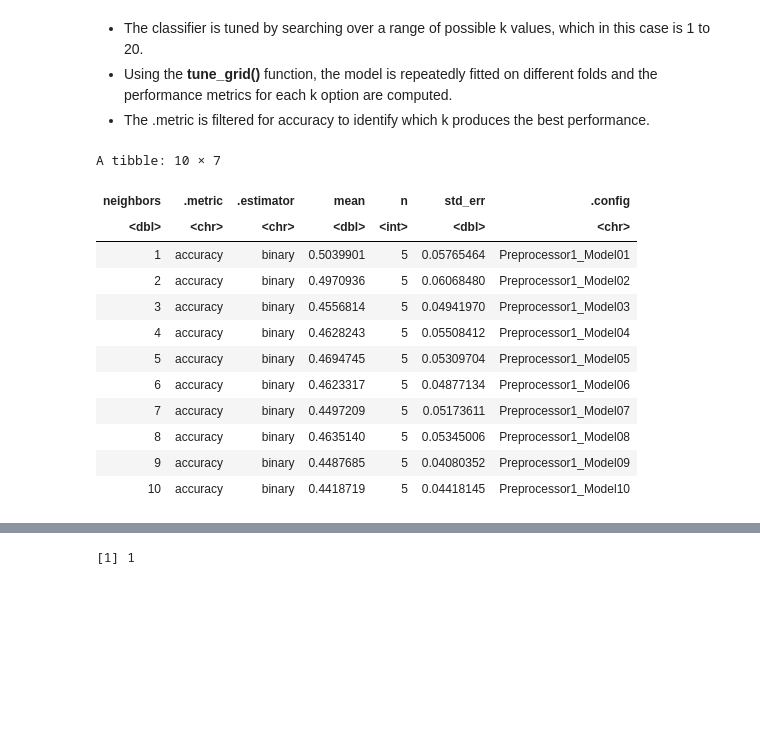
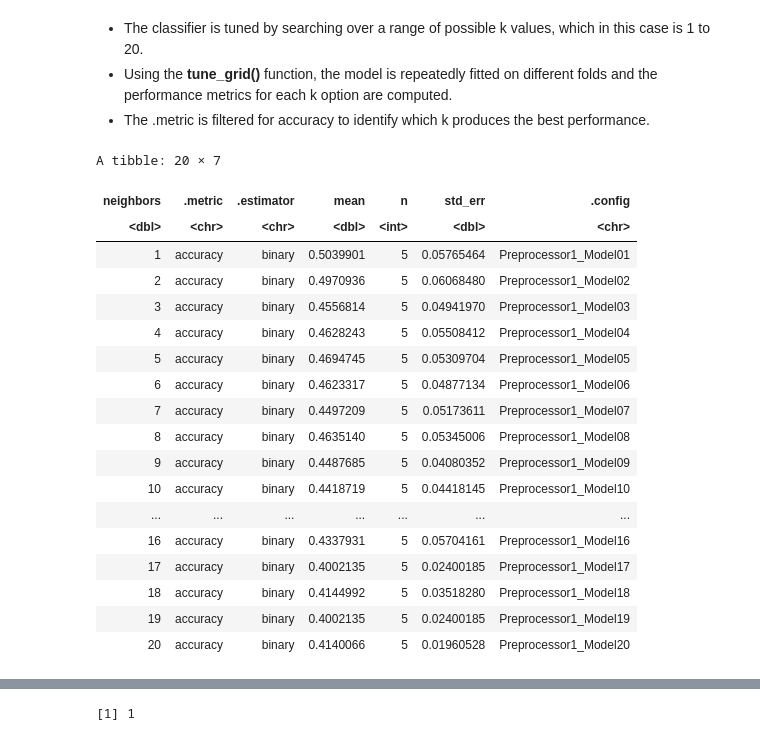
Before and after one commit to strikerjoseph734-glitch/final_project, a Jupyter notebook: final_project.ipynb, the cells around one changed output, grey strips where cells are left out. Cells and saved outputs as stored; diff of their text form; code cells hidden in the pictures; blank space fills up the shorter version.

```diff
--- a/final_project.ipynb
+++ b/final_project.ipynb
@@ -246,31 +240,34 @@ players_vfold <- vfold_cv(players_train, v = 5, strata = subscribe)
 - Using the **tune_grid()** function, the model is repeatedly fitted on different folds and the performance metrics for each k option are computed.
 - The .metric is filtered for accuracy to identify which k produces the best performance.
 # %%
-k_vals <- tibble(neighbors = seq(from = 1, to = 10, by = 1))
+k_vals <- tibble(neighbors = seq(from = 1, to = 20, by = 1))
 
-players_results <-
-    #add_recipe(players_recipe) |>
-    #add_model(players_spec) |>
-    tune_grid(players_workflow, resamples = players_vfold, grid = k_vals)
+players_results <- tune_grid(players_workflow, resamples = players_vfold, grid = k_vals)
 player_metrics <- collect_metrics(players_results)
 
 accuracies <- player_metrics |>
     filter(.metric == "accuracy")
 accuracies
 # %% [output]
-A tibble: 10 × 7
+A tibble: 20 × 7
 | neighbors | .metric | .estimator | mean | n | std_err | .config |
 | <dbl> | <chr> | <chr> | <dbl> | <int> | <dbl> | <chr> |
 | 1 | accuracy | binary | 0.5039901 | 5 | 0.05765464 | Preprocessor1_Model01 |
 | 2 | accuracy | binary | 0.4970936 | 5 | 0.06068480 | Preprocessor1_Model02 |
 | 3 | accuracy | binary | 0.4556814 | 5 | 0.04941970 | Preprocessor1_Model03 |
 | 4 | accuracy | binary | 0.4628243 | 5 | 0.05508412 | Preprocessor1_Model04 |
 | 5 | accuracy | binary | 0.4694745 | 5 | 0.05309704 | Preprocessor1_Model05 |
 | 6 | accuracy | binary | 0.4623317 | 5 | 0.04877134 | Preprocessor1_Model06 |
 | 7 | accuracy | binary | 0.4497209 | 5 | 0.05173611 | Preprocessor1_Model07 |
 | 8 | accuracy | binary | 0.4635140 | 5 | 0.05345006 | Preprocessor1_Model08 |
 | 9 | accuracy | binary | 0.4487685 | 5 | 0.04080352 | Preprocessor1_Model09 |
 | 10 | accuracy | binary | 0.4418719 | 5 | 0.04418145 | Preprocessor1_Model10 |
+| ... | ... | ... | ... | ... | ... | ... |
+| 16 | accuracy | binary | 0.4337931 | 5 | 0.05704161 | Preprocessor1_Model16 |
+| 17 | accuracy | binary | 0.4002135 | 5 | 0.02400185 | Preprocessor1_Model17 |
+| 18 | accuracy | binary | 0.4144992 | 5 | 0.03518280 | Preprocessor1_Model18 |
+| 19 | accuracy | binary | 0.4002135 | 5 | 0.02400185 | Preprocessor1_Model19 |
+| 20 | accuracy | binary | 0.4140066 | 5 | 0.01960528 | Preprocessor1_Model20 |
 # %%
 accuracy_vs_k <- ggplot(accuracies, aes(x = neighbors, y = mean)) +
     geom_point() +
```
Also changed, not shown: parts of 8 cells of this notebook.
